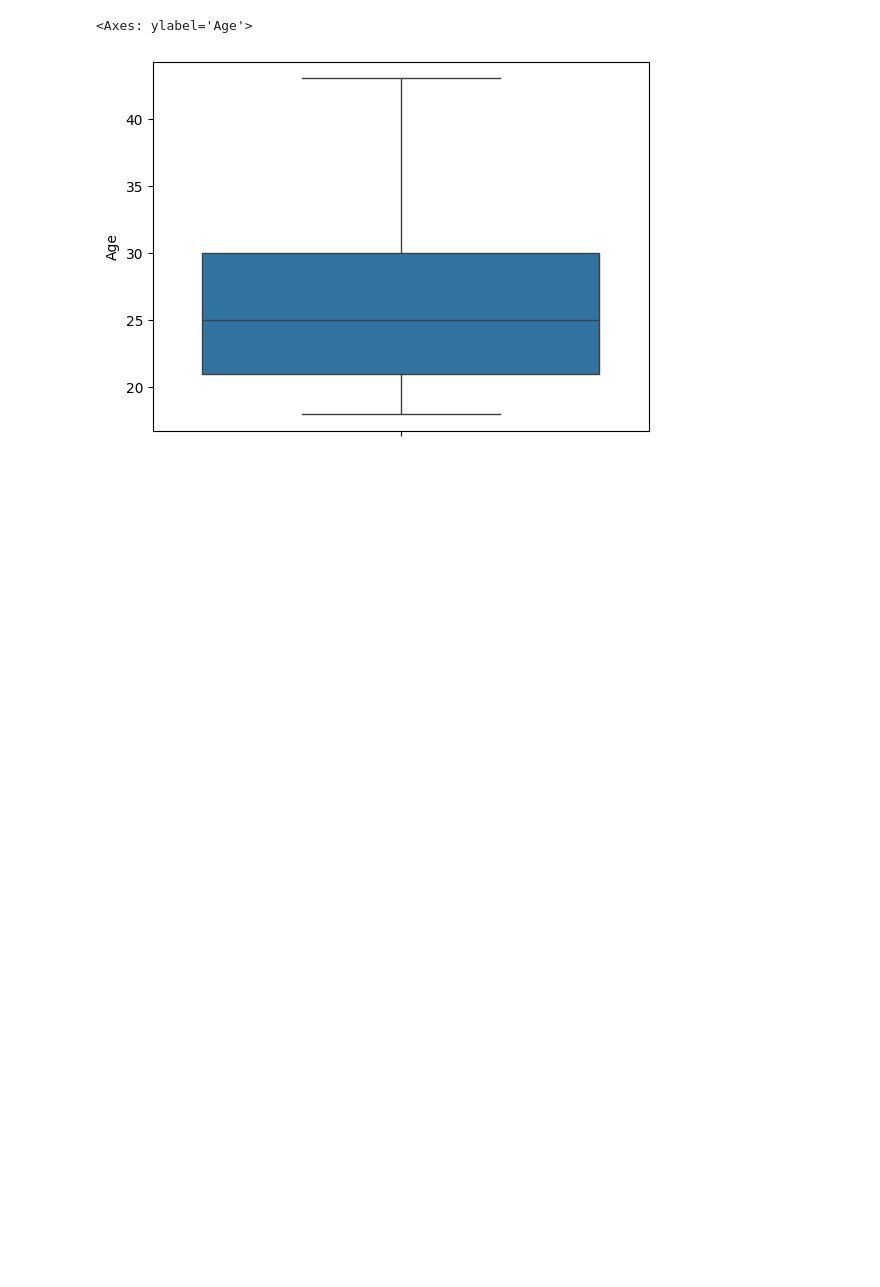
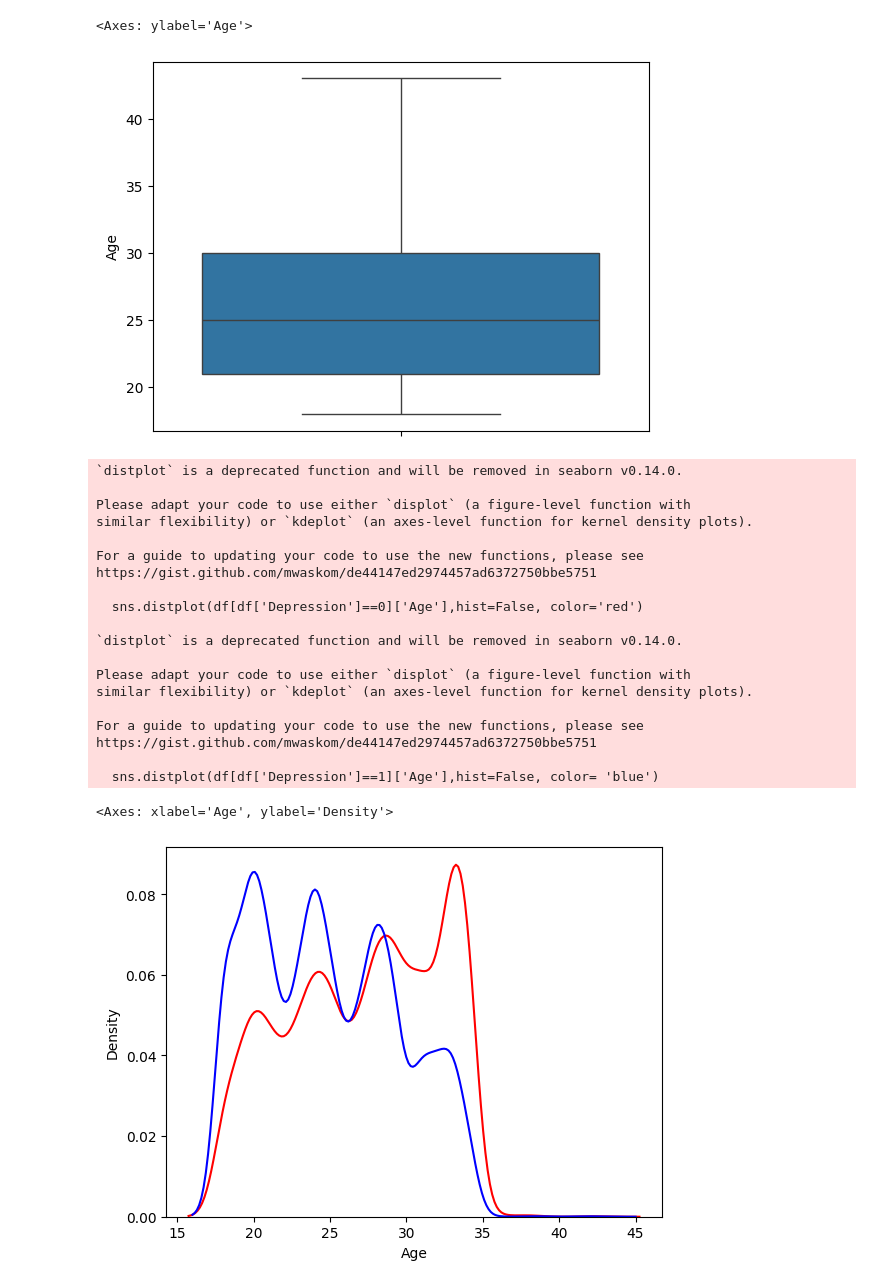
Before and after one commit to Shahzaib-Shoaib/ml_kit, a Jupyter notebook: PC1_BUKC_CLF.ipynb, the cells around one changed output. Cells and saved outputs as stored; diff of their text form; code cells hidden in the pictures; blank space fills up the shorter version.

```diff
--- a/PC1_BUKC.ipynb
+++ b/PC1_BUKC_CLF.ipynb
@@ -192,3 +196,31 @@ sns.boxplot(df['Age'])
 # %% [output]
 <Axes: ylabel='Age'>
 [figure]
+# %%
+# sns.barplot(y=df['Age'],x=df['Depression'])
+
+sns.distplot(df[df['Depression']==0]['Age'],hist=False, color='red')
+sns.distplot(df[df['Depression']==1]['Age'],hist=False, color= 'blue')
+# # sns.distplot(data[data['Depression']==1]['Risk_Tolerance_Score'],hist=False)
+# %% [output]
+`distplot` is a deprecated function and will be removed in seaborn v0.14.0.
+
+Please adapt your code to use either `displot` (a figure-level function with
+similar flexibility) or `kdeplot` (an axes-level function for kernel density plots).
+
+For a guide to updating your code to use the new functions, please see
+https://gist.github.com/mwaskom/de44147ed2974457ad6372750bbe5751
+
+  sns.distplot(df[df['Depression']==0]['Age'],hist=False, color='red')
+
+`distplot` is a deprecated function and will be removed in seaborn v0.14.0.
+
+Please adapt your code to use either `displot` (a figure-level function with
+similar flexibility) or `kdeplot` (an axes-level function for kernel density plots).
+
+For a guide to updating your code to use the new functions, please see
+https://gist.github.com/mwaskom/de44147ed2974457ad6372750bbe5751
+
+  sns.distplot(df[df['Depression']==1]['Age'],hist=False, color= 'blue')
+<Axes: xlabel='Age', ylabel='Density'>
+[figure, added]
```
Also changed, not shown: parts of 12 cells of this notebook.
